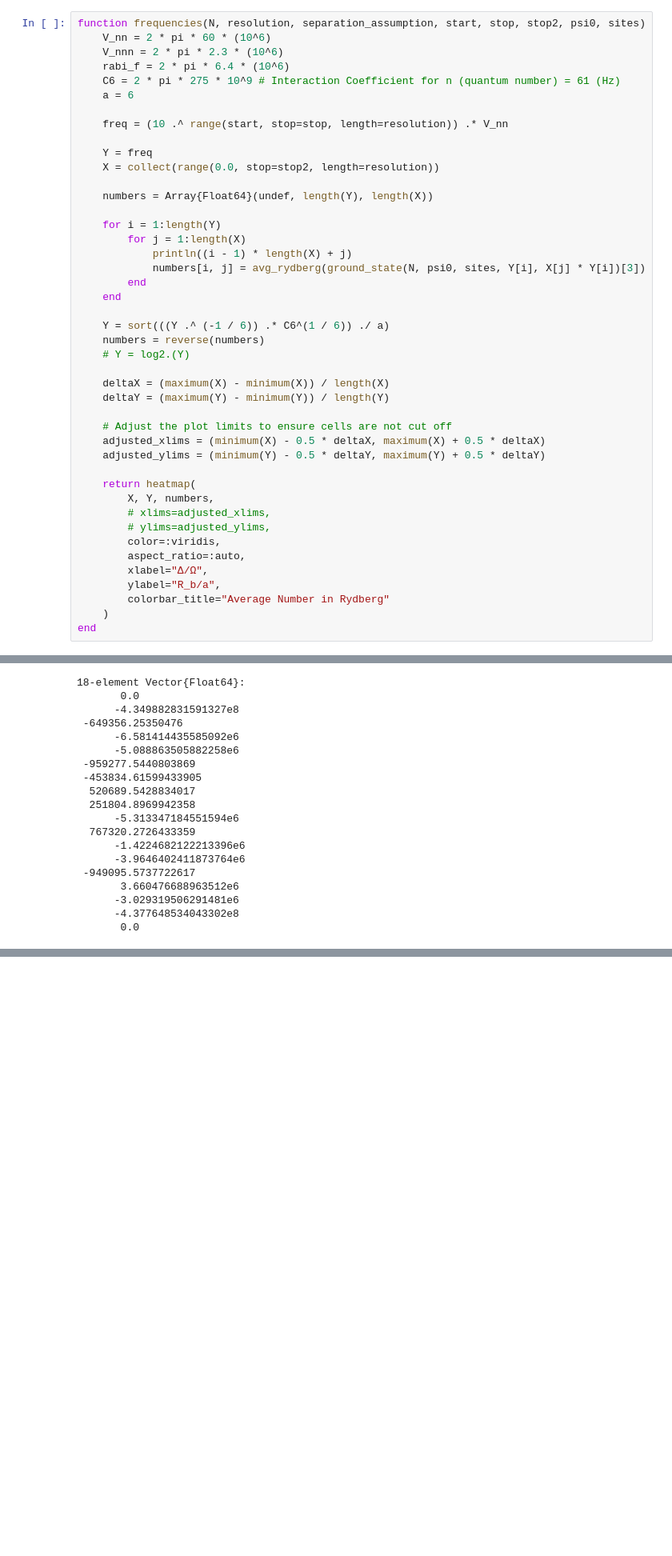
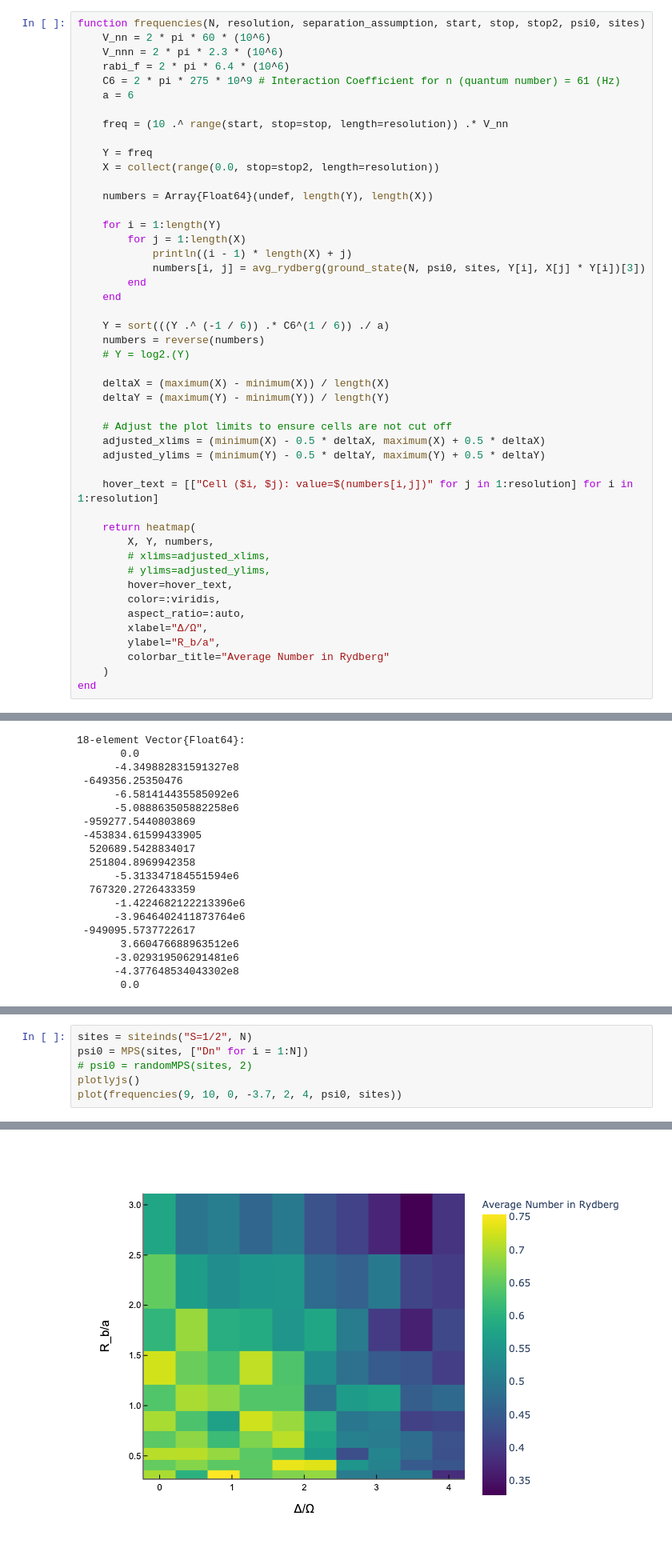
Before and after one commit to 1dividedby0/rabbit, a Jupyter notebook: phase_diagram.ipynb, the cells around one changed output, grey strips where cells are left out. Shown at 80% size. Saved outputs shown, nothing was run; the diff lists cells and outputs as text; blank space fills up the shorter version.

```diff
--- a/phase_diagram.ipynb
+++ b/phase_diagram.ipynb
@@ -326,10 +341,13 @@ function frequencies(N, resolution, separation_assumption, start, stop, stop2, p
     adjusted_xlims = (minimum(X) - 0.5 * deltaX, maximum(X) + 0.5 * deltaX)
     adjusted_ylims = (minimum(Y) - 0.5 * deltaY, maximum(Y) + 0.5 * deltaY)
 
+    hover_text = [["Cell ($i, $j): value=$(numbers[i,j])" for j in 1:resolution] for i in 1:resolution]
+
     return heatmap(
         X, Y, numbers,
         # xlims=adjusted_xlims,
         # ylims=adjusted_ylims,
+        hover=hover_text,
         color=:viridis,
         aspect_ratio=:auto,
         xlabel="Δ/Ω",
@@ -631,3 +682,10 @@ p3 = plot(Y_, second_, label="x^2", title="Chart 3", color=:green; common_plot_a
 plot(p1, p2, p3, layout=(1, 3), size=(5000, 3000))
 # %% [output]
 [figure]
+# %%
+sites = siteinds("S=1/2", N)
+psi0 = MPS(sites, ["Dn" for i = 1:N])
+# psi0 = randomMPS(sites, 2)
+plotlyjs()
+plot(frequencies(9, 10, 0, -3.7, 2, 4, psi0, sites))
+# %% [output]
@@ -633,0 +709 @@ plot(p1, p2, p3, layout=(1, 3), size=(5000, 3000))
+[figure, added]
```
Also changed, not shown: parts of 6 cells of this notebook, 8 other files.
